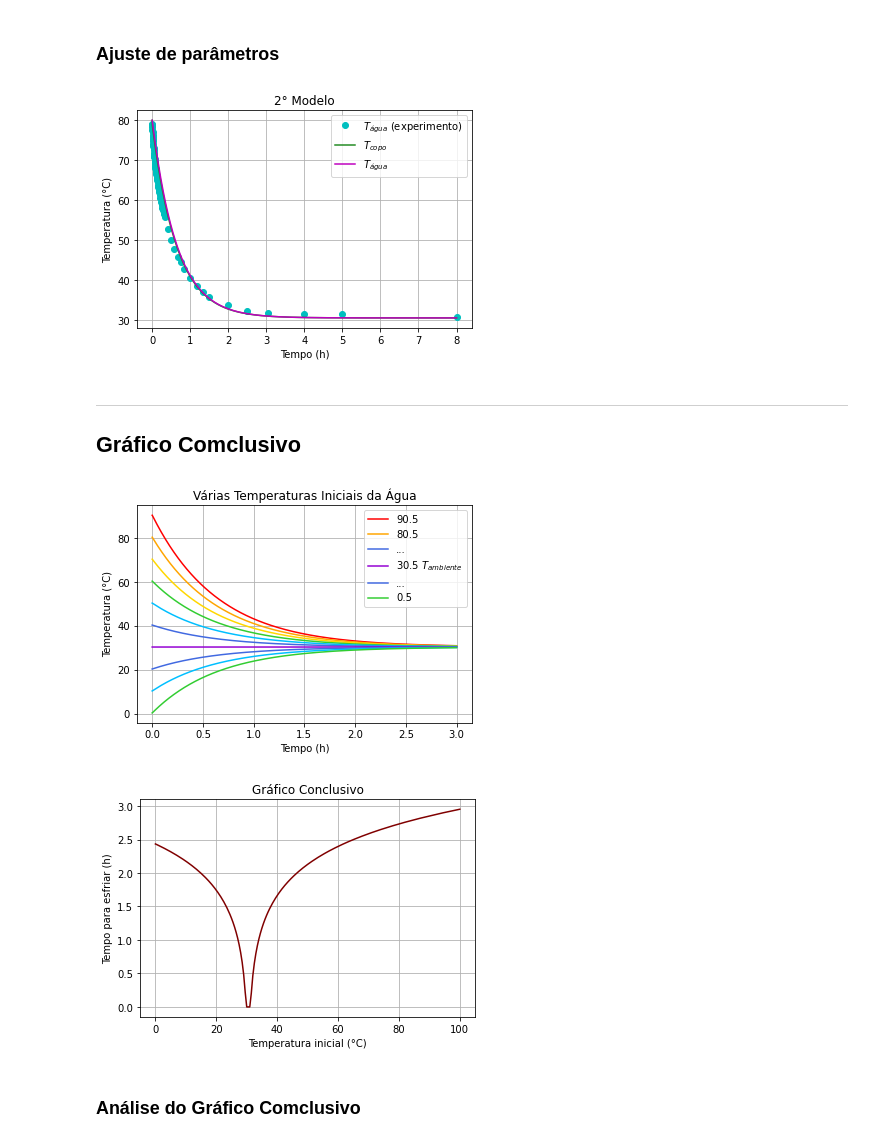
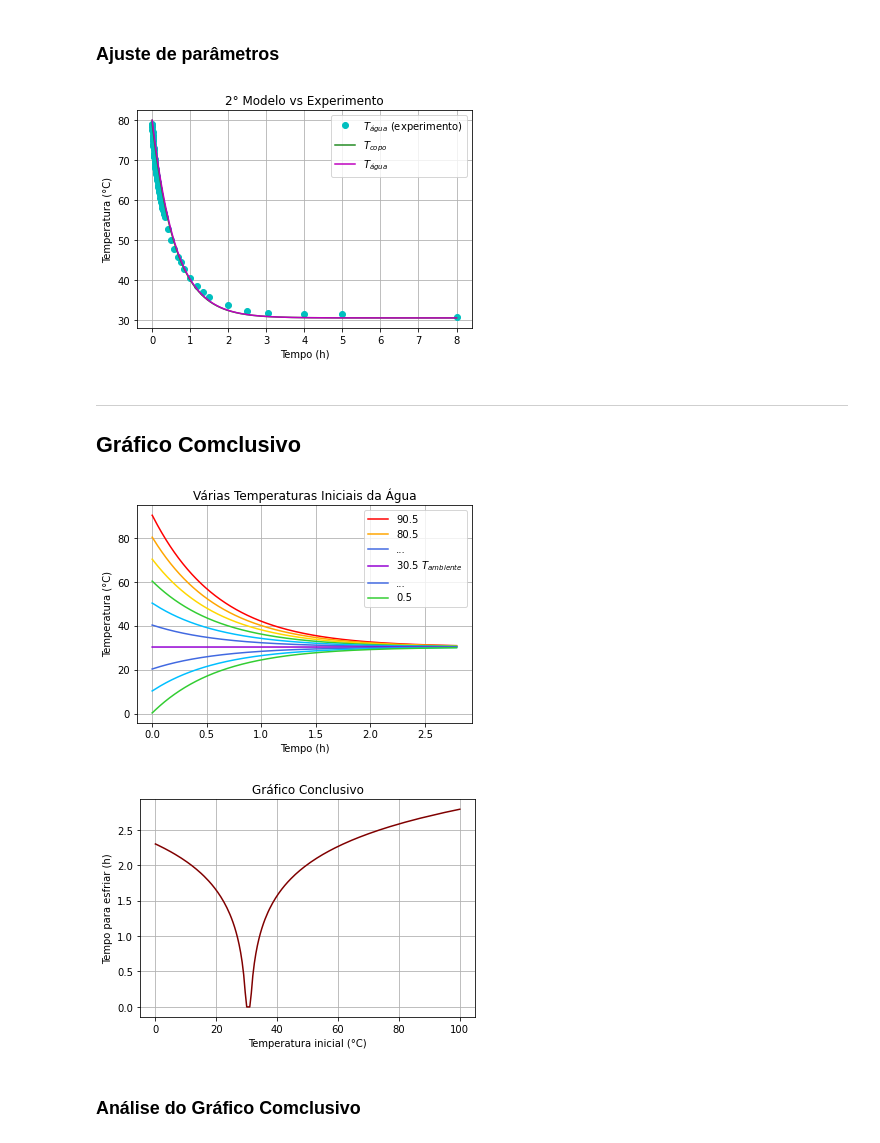
Before and after one commit to pedroivoal/Modsim-P2, a Jupyter notebook: I2/I2.ipynb, the cells around one changed output. Drawn from its saved outputs; the diff is of its cells as text; code cells hidden in the pictures.

```diff
--- a/I2/I2.ipynb
+++ b/I2/I2.ipynb
@@ -62,8 +62,8 @@ def modelo (x, t):
     Tr = x[1]
 
     Qs = (Ta-Tar)/(1/(hs*As))
-    Qr = (Ta-Tr)/(dr/(kr*Ar))
-    Qp = (Tr-Tar)/((dr/(kr*Ar))+(1/(hp*Ap)))
+    Qr = (Ta-Tr)/(dr/(kr*(Ar+As)))
+    Qp = (Tr-Tar)/((dr/(kr*(Ar+As)))+(1/(hp*(Ap+As))))
 
     dTadt = (-Qs-Qr)/(ma*ca)
     dTrdt = (Qr-Qp)/(mr*cr)
@@ -157,7 +157,7 @@ validacao2, ax = plt.subplots()
 plt.plot(lista_t_exp, lista_Ta_exp, 'co', label = '$T_{água}$ (experimento)')
 plt.plot(t_lista/3600, Tr_lista, 'forestgreen', label = '$T_{copo}$')
 plt.plot(t_lista/3600, Ta_lista, 'm', label = '$T_{água}$')
-plt.title('2° Modelo')
+plt.title('2° Modelo vs Experimento')
 plt.ylabel('Temperatura (°C)')
 plt.xlabel('Tempo (h)')
 plt.legend()
@@ -166,7 +166,7 @@ plt.show()
 # Cria arquivo png com o gráfico no PC
 validacao2.savefig('3.Validação2.png',  format = 'png', dpi = 1200)
 # %% [output]
-[figure, old version]
+[figure, new version]
 # %% [markdown]
 ----
 ## Gráfico Comclusivo
@@ -185,7 +185,7 @@ def T_equilibrio(lista_Ta, lista_t_h):
         return lista_t_h[i]
 # %%
 # Listas para gerar gráfico conclusivo
-t_lista = np.arange(0, 10800, 1)
+t_lista = np.arange(0, 3600*2.79, 1)
 lista_t_equilibrio = []
 lista_Tia = np.arange(100+273.15, -0.1+273.15, -0.5)
 
@@ -236,35 +236,35 @@ for Tia in lista_Tia:
         plt.plot(t_lista/3600, Ta_lista, 'orange', label = (TiaC))
 
     elif i == 19:
 
         plt.plot(t_lista/3600, Ta_lista, 'red', label = (TiaC))
 
     i += 1
 
 # Plota gráficos
 plt.title('Várias Temperaturas Iniciais da Água')
 plt.ylabel('Temperatura (°C)')
 plt.xlabel('Tempo (h)')
 plt.legend()
 plt.grid(True)
 plt.show(True)
 # Cria arquivo png com o gráfico no PC
 arcoiris.savefig('4.Arco íris.png',  format = 'png', dpi = 1200)
 
 # Variável que guarda gráfico
 conclusivo, ax = plt.subplots()
 # Plota gráfico conclusivo
 plt.plot((lista_Tia-273.15), lista_t_equilibrio, 'maroon')
 plt.title('Gráfico Conclusivo')
 plt.xlabel('Temperatura inicial (°C)')
 plt.ylabel('Tempo para esfriar (h)')
 plt.grid(True)
 plt.show()
 # Cria arquivo png com o gráfico no PC
 conclusivo.savefig('5.Conclusivo.png',  format = 'png', dpi = 1200)
 # %% [output]
-[figure, old version]
+[figure, new version]
-[figure, old version]
+[figure, new version]
 # %% [markdown]
 ### Análise do Gráfico Comclusivo
 # %%
```
Also changed, not shown: parts of 4 cells of this notebook, 6 other files.
